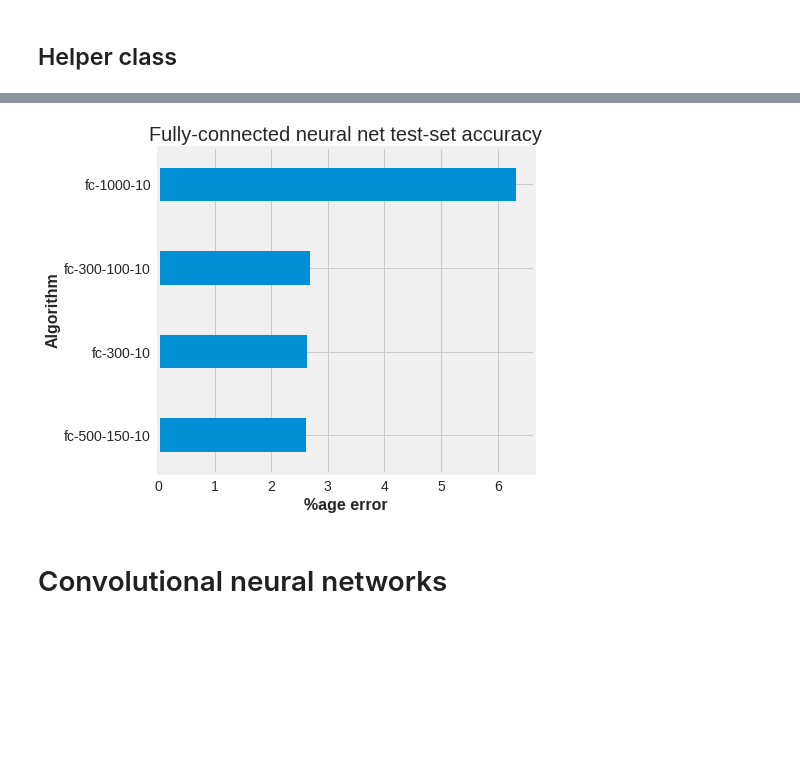
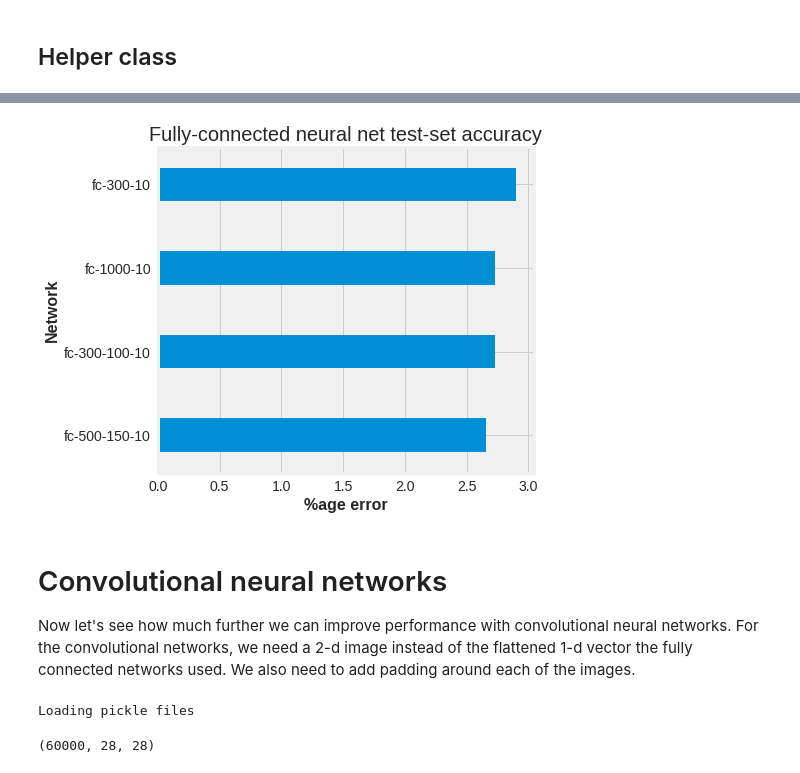
Before and after one commit to timgasser/keras-mnist, a Jupyter notebook: notebooks/neural_net_models.ipynb, the cells around one changed output, grey strips where cells are left out. Cells and saved outputs as stored; diff of their text form; code cells hidden in the pictures; blank space fills up the shorter version.

Commit message:
Re-ran simple models, added image resizing to neural notebook

```diff
--- a/notebooks/neural_net_models.ipynb
+++ b/notebooks/neural_net_models.ipynb
@@ -307,6 +303,8 @@ def evaluate_fc_model(name, layers, activation, optimizer,
 # %%
+%%time
+
 fc_results = dict()
-fc_results['fc-300-10'] = evaluate_fc_model('fc-300-10', layers=(300,10), activation='sigmoid',
+fc_results['fc-300-10'] = evaluate_fc_model('fc-300-10', layers=(300,10), activation='tanh',
                                             optimizer=SGD(lr=0.1, decay=1e-6, momentum=0.9, nesterov=True),
                                             X_tr=X_train, y_tr=y_train, X_te=X_test, y_te=y_test,
                                             epochs=EPOCHS, batch_size=BATCH,
@@ -320,7 +320,9 @@ Test results: 0.0259 error
 # %%
+%%time
+
 # FC 1000-10
-fc_results['fc-1000-10'] = evaluate_fc_model('fc-1000-10', layers=(1000,10), activation='sigmoid',
-                                            optimizer=SGD(lr=0.01, decay=1e-6, momentum=0.9, nesterov=True),
+fc_results['fc-1000-10'] = evaluate_fc_model('fc-1000-10', layers=(1000,10), activation='tanh',
+                                            optimizer=SGD(lr=0.1, decay=1e-6, momentum=0.9, nesterov=True),
                                             X_tr=X_train, y_tr=y_train, X_te=X_test, y_te=y_test,
                                             epochs=EPOCHS, batch_size=BATCH,
                                             verbose=0)
@@ -333,6 +339,8 @@ Test results: 0.0632 error
 # %%
+%%time
+
 # FC 300-100-10
-fc_results['fc-300-100-10'] = evaluate_fc_model('fc-300-100-10', layers=(300,100,10), activation='sigmoid',
+fc_results['fc-300-100-10'] = evaluate_fc_model('fc-300-100-10', layers=(300,100,10), activation='tanh',
                                             optimizer=SGD(lr=0.1, decay=1e-5, momentum=0.9, nesterov=True),
                                             X_tr=X_train, y_tr=y_train, X_te=X_test, y_te=y_test,
                                             epochs=EPOCHS, batch_size=BATCH,
@@ -346,6 +356,8 @@ Test results: 0.0269 error
 # %%
+%%time
+
 # FC 500-150-10
-fc_results['fc-500-150-10'] = evaluate_fc_model('fc-500-150-10', layers=(500,150,10), activation='sigmoid',
+fc_results['fc-500-150-10'] = evaluate_fc_model('fc-500-150-10', layers=(500,150,10), activation='tanh',
                                             optimizer=SGD(lr=0.1, decay=1e-5, momentum=0.9, nesterov=True),
                                             X_tr=X_train, y_tr=y_train, X_te=X_test, y_te=y_test,
                                             epochs=EPOCHS, batch_size=BATCH,
@@ -376,9 +385,18 @@ fc_scores_df
 # %%
 fig, ax = plt.subplots(1,1, figsize=(6,6))
 fc_scores_df.plot.barh(width=0.4, ax=ax, legend=None)
-ax.set(title="Fully-connected neural net test-set accuracy", ylabel="Algorithm", xlabel="%age error");
+ax.set(title="Fully-connected neural net test-set accuracy", ylabel="Network", xlabel="%age error");
 plt.savefig('fc_scores.png', bbox_inches='tight', dpi=150)
 # %% [output]
-[figure, old version]
+[figure, new version]
-# %% [markdown]
-# Convolutional neural networks
+# %% [markdown]
+# Convolutional neural networks
+
+Now let's see how much further we can improve performance with convolutional neural networks. For the convolutional networks, we need a 2-d image instead of the flattened 1-d vector the fully connected networks used. We also need to add padding around each of the images.
+# %%
+# Load image pickle files
+X_train, y_train, X_test,  y_test = load_data()
+X_train.shape
+# %% [output]
+Loading pickle files
+(60000, 28, 28)
```
Also changed, not shown: parts of 15 cells of this notebook, 1 other file.
